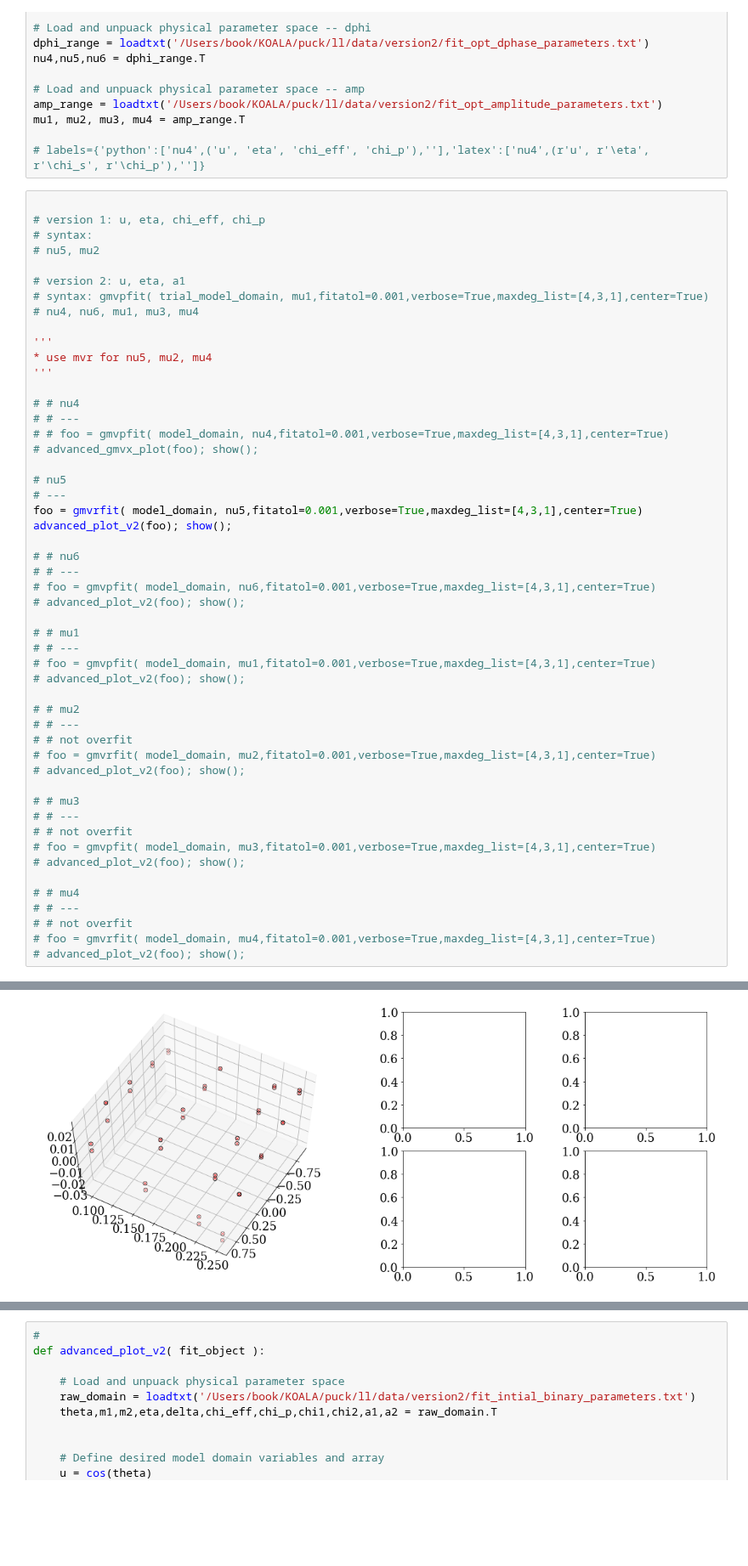
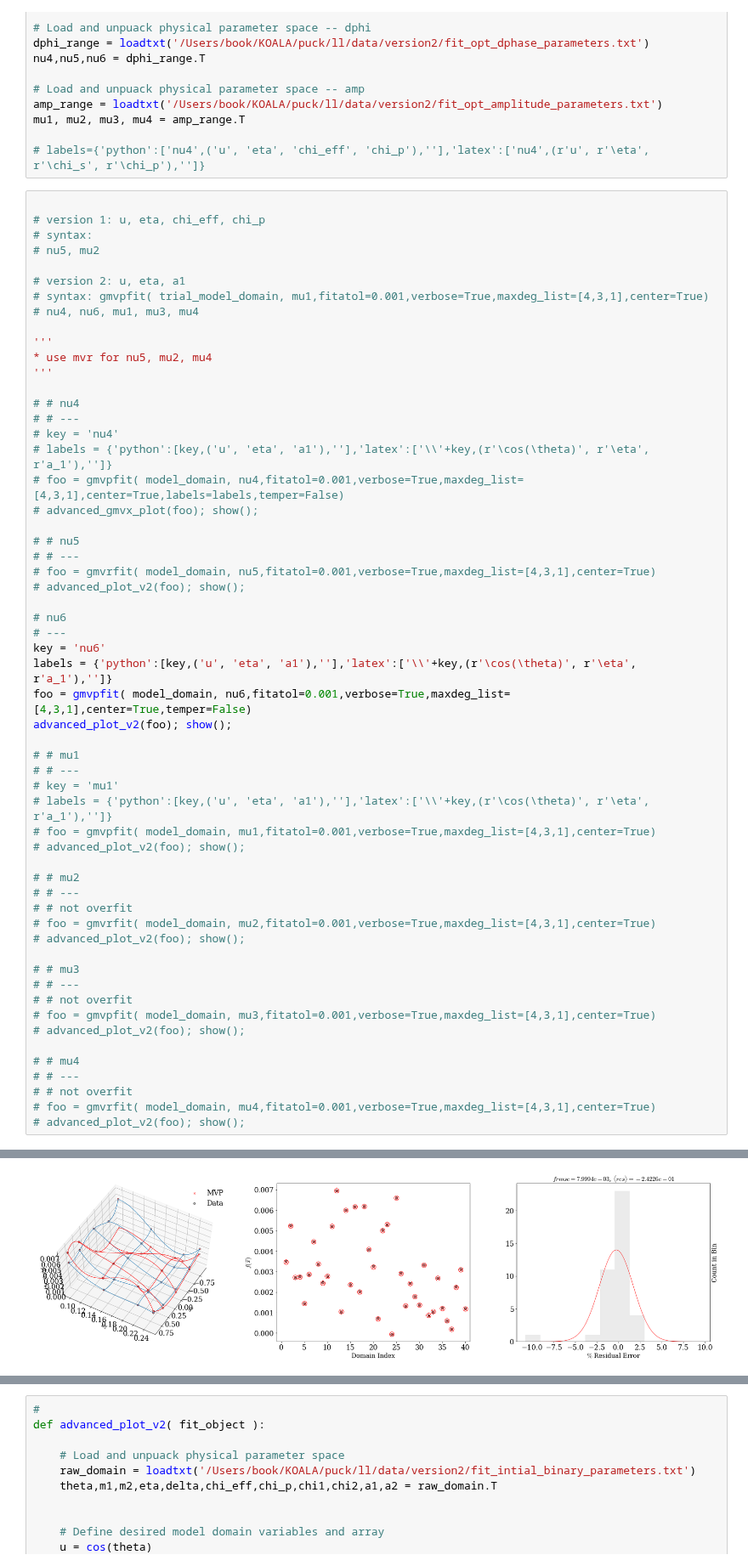
Before and after one commit to Cyberface/puck, a Jupyter notebook: ll/issues/4_fit_hyper_parameters.ipynb, the cells around one changed output, grey strips where cells are left out. Shown at 85% size. Drawn from its saved outputs; the diff is of its cells as text; blank space fills up the shorter version.

```diff
--- a/ll/issues/4_fit_hyper_parameters.ipynb
+++ b/ll/issues/4_fit_hyper_parameters.ipynb
@@ -51,21 +51,27 @@ mu1, mu2, mu3, mu4 = amp_range.T
 
 # # nu4
 # # ---
-# # foo = gmvpfit( model_domain, nu4,fitatol=0.001,verbose=True,maxdeg_list=[4,3,1],center=True)
+# key = 'nu4'
+# labels = {'python':[key,('u', 'eta', 'a1'),''],'latex':['\\'+key,(r'\cos(\theta)', r'\eta', r'a_1'),'']}
+# foo = gmvpfit( model_domain, nu4,fitatol=0.001,verbose=True,maxdeg_list=[4,3,1],center=True,labels=labels,temper=False)
 # advanced_gmvx_plot(foo); show();
 
-# nu5
+# # nu5
+# # ---
+# foo = gmvrfit( model_domain, nu5,fitatol=0.001,verbose=True,maxdeg_list=[4,3,1],center=True)
+# advanced_plot_v2(foo); show();
+
+# nu6
 # ---
-foo = gmvrfit( model_domain, nu5,fitatol=0.001,verbose=True,maxdeg_list=[4,3,1],center=True)
+key = 'nu6'
+labels = {'python':[key,('u', 'eta', 'a1'),''],'latex':['\\'+key,(r'\cos(\theta)', r'\eta', r'a_1'),'']}
+foo = gmvpfit( model_domain, nu6,fitatol=0.001,verbose=True,maxdeg_list=[4,3,1],center=True,temper=False)
 advanced_plot_v2(foo); show();
-
-# # nu6
-# # ---
-# foo = gmvpfit( model_domain, nu6,fitatol=0.001,verbose=True,maxdeg_list=[4,3,1],center=True)
-# advanced_plot_v2(foo); show();
 
 # # mu1
 # # ---
+# key = 'mu1'
+# labels = {'python':[key,('u', 'eta', 'a1'),''],'latex':['\\'+key,(r'\cos(\theta)', r'\eta', r'a_1'),'']}
 # foo = gmvpfit( model_domain, mu1,fitatol=0.001,verbose=True,maxdeg_list=[4,3,1],center=True)
 # advanced_plot_v2(foo); show();
 
@@ -108 +113 @@ AttributeError: mvrfit instance has no attribute 'range'
-[figure, old version]
+[figure, new version]
```
Also changed, not shown: parts of 1 cell of this notebook, 28 other files.
